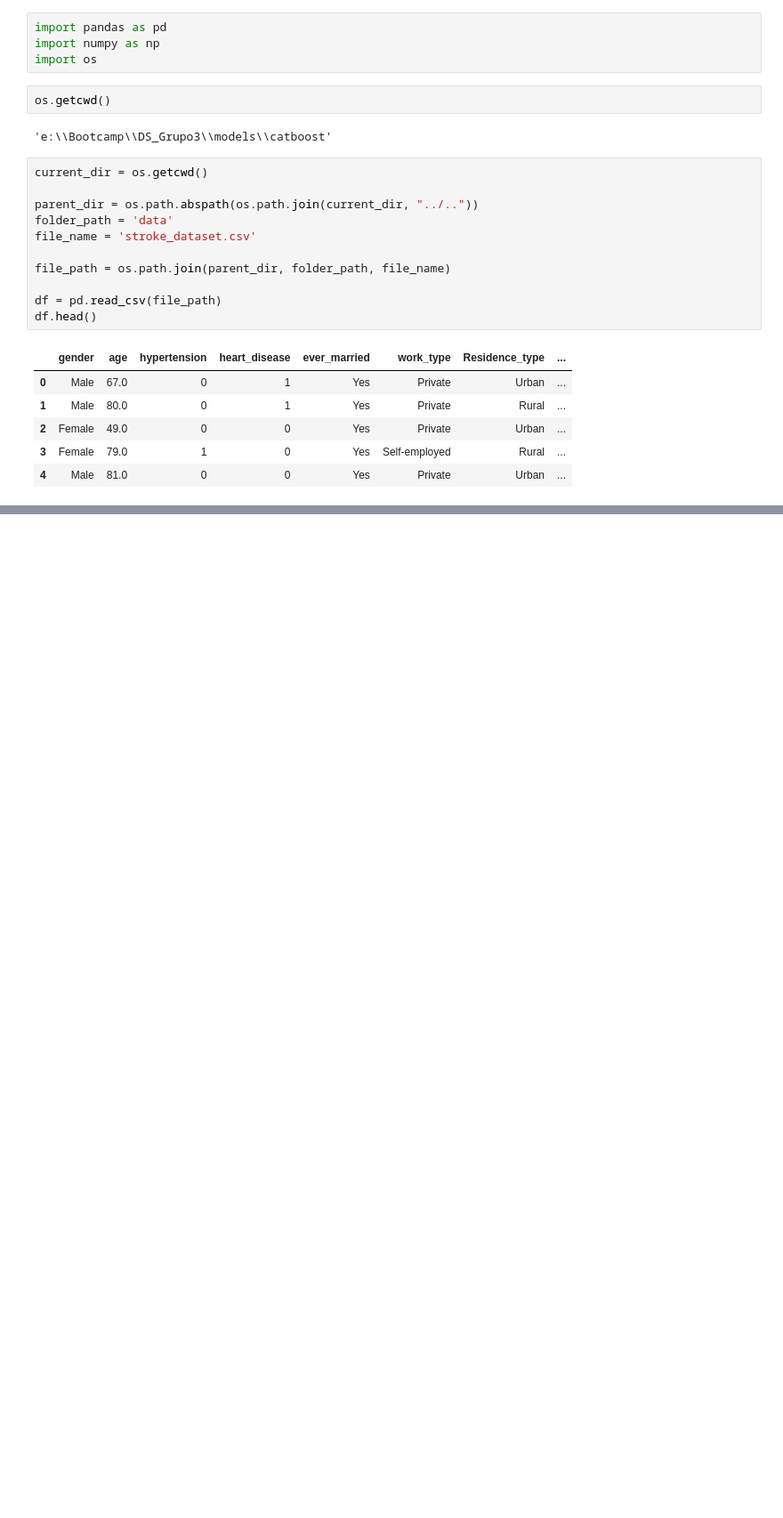
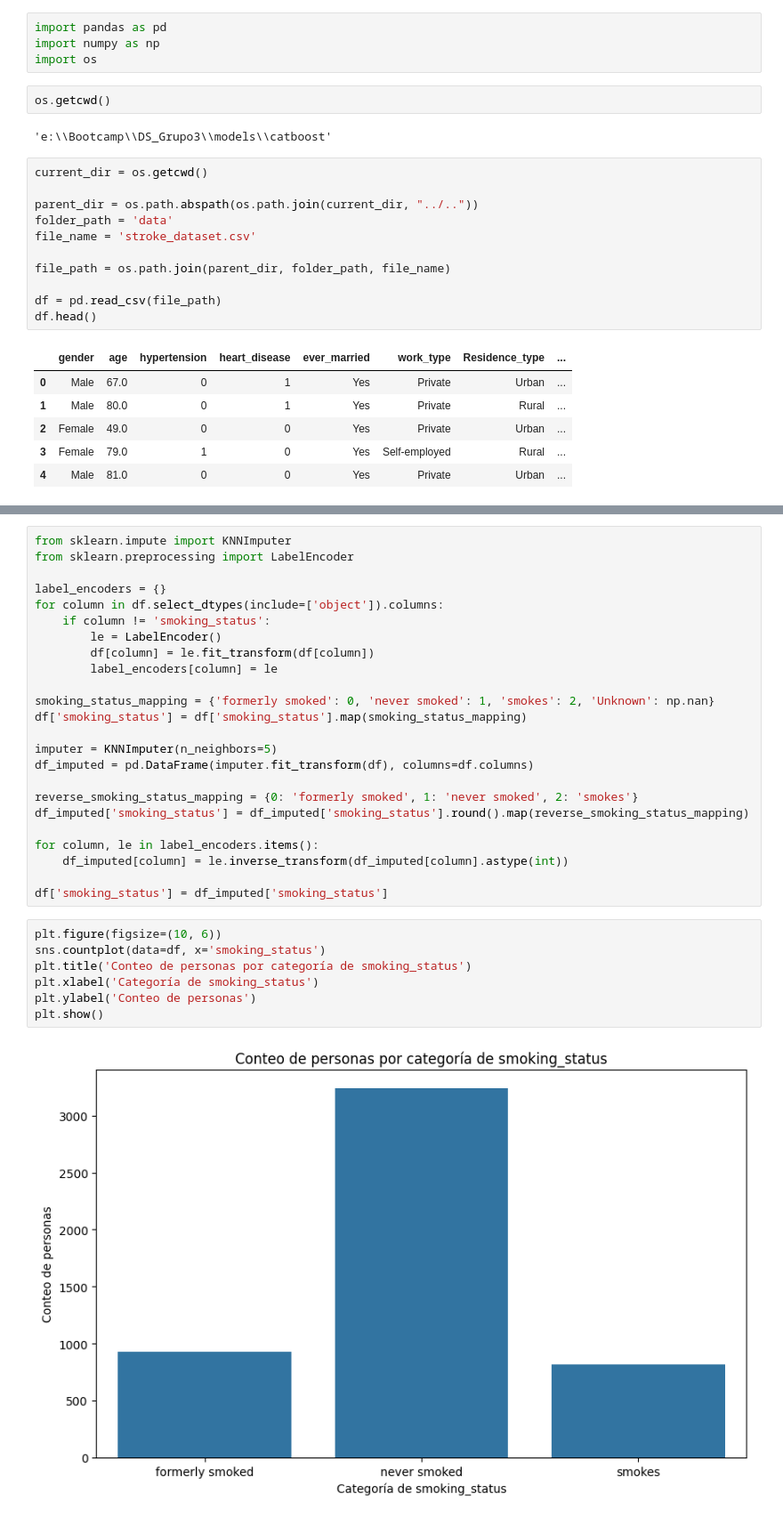
Before and after one commit to carrillo-p/DS_Grupo3, a Jupyter notebook: models/catboost/EDA.ipynb, the cells around one changed output, grey strips where cells are left out. Shown: that part at 89% size. Drawn from its saved outputs; the diff is of its cells as text; blank space fills up the shorter version.

```diff
--- a/models/catboost/EDA.ipynb
+++ b/models/catboost/EDA.ipynb
@@ -26,0 +263,33 @@ df.head()
+# %%
+from sklearn.impute import KNNImputer
+from sklearn.preprocessing import LabelEncoder
+
+label_encoders = {}
+for column in df.select_dtypes(include=['object']).columns:
+    if column != 'smoking_status':
+        le = LabelEncoder()
+        df[column] = le.fit_transform(df[column])
+        label_encoders[column] = le
+
+smoking_status_mapping = {'formerly smoked': 0, 'never smoked': 1, 'smokes': 2, 'Unknown': np.nan}
+df['smoking_status'] = df['smoking_status'].map(smoking_status_mapping)
+
+imputer = KNNImputer(n_neighbors=5)
+df_imputed = pd.DataFrame(imputer.fit_transform(df), columns=df.columns)
+
+reverse_smoking_status_mapping = {0: 'formerly smoked', 1: 'never smoked', 2: 'smokes'}
+df_imputed['smoking_status'] = df_imputed['smoking_status'].round().map(reverse_smoking_status_mapping)
+
+for column, le in label_encoders.items():
+    df_imputed[column] = le.inverse_transform(df_imputed[column].astype(int))
+
+df['smoking_status'] = df_imputed['smoking_status']
+# %%
+plt.figure(figsize=(10, 6))
+sns.countplot(data=df, x='smoking_status')
+plt.title('Conteo de personas por categoría de smoking_status')
+plt.xlabel('Categoría de smoking_status')
+plt.ylabel('Conteo de personas')
+plt.show()
+# %% [output]
+[figure, added]
```
Also changed, not shown: parts of 33 cells of this notebook, 1 other file.
